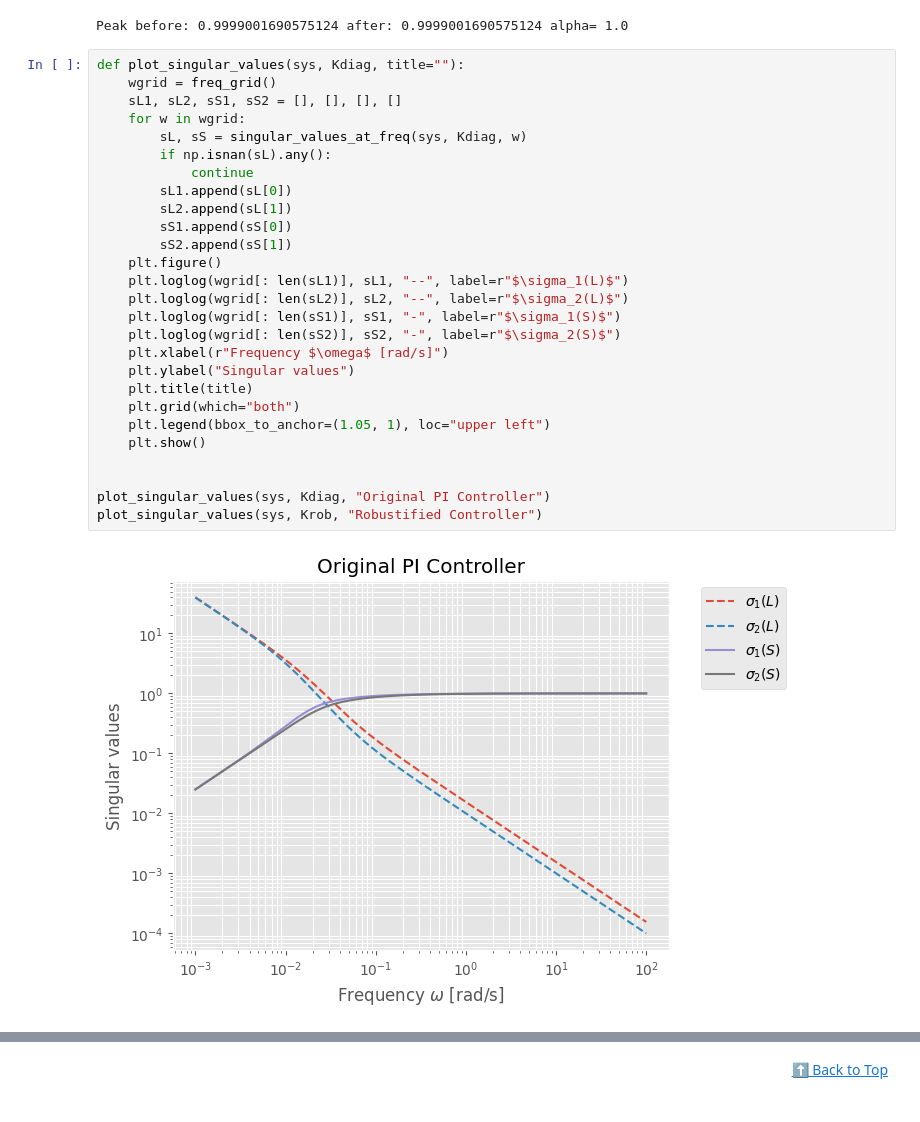
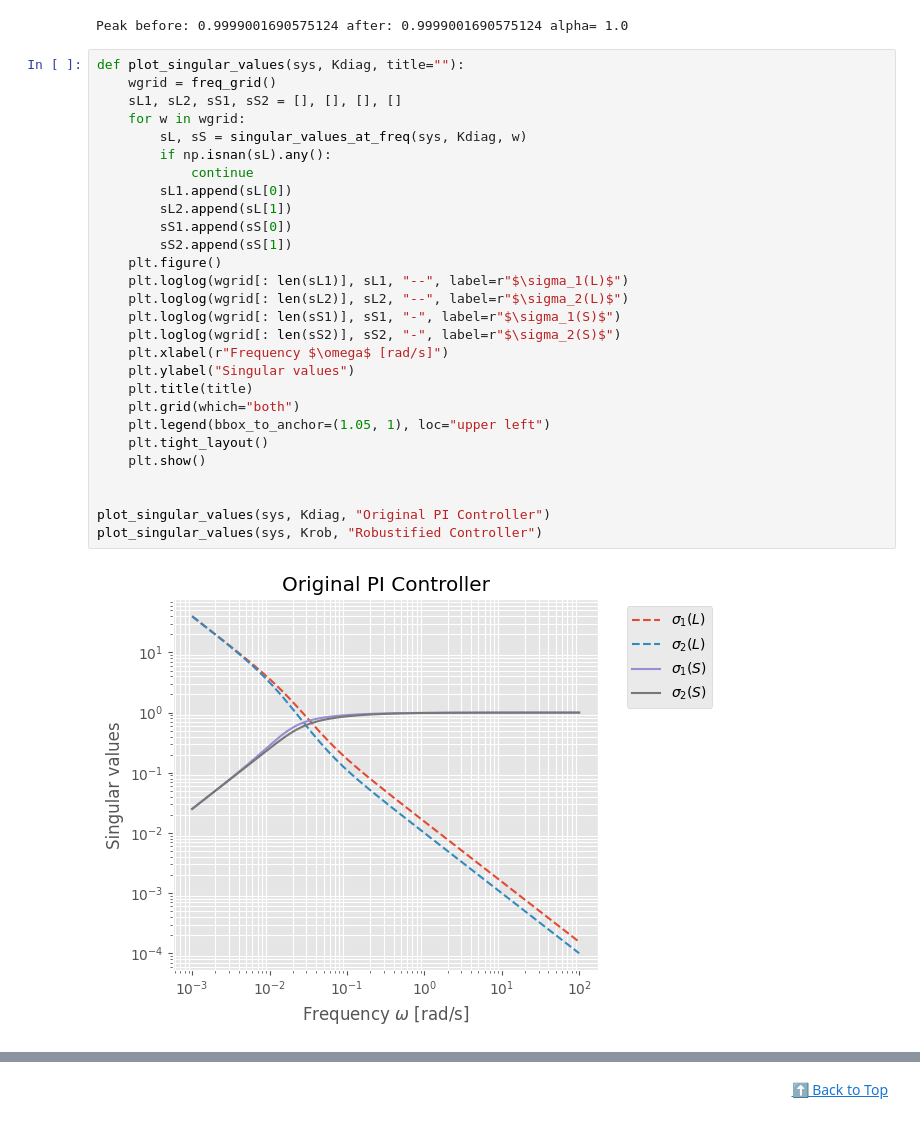
Before and after one commit to dhruvhaldar/Realistic-aerospace-optimization-problems, a Jupyter notebook: nonlinear.ipynb, the cells around one changed output, grey strips where cells are left out. Drawn from its saved outputs; the diff is of its cells as text.

```diff
--- a/nonlinear.ipynb
+++ b/nonlinear.ipynb
@@ -391,29 +391,30 @@ Peak before: 0.9999001690575124 after: 0.9999001690575124 alpha= 1.0
 # %%
 def plot_singular_values(sys, Kdiag, title=""):
     wgrid = freq_grid()
     sL1, sL2, sS1, sS2 = [], [], [], []
     for w in wgrid:
         sL, sS = singular_values_at_freq(sys, Kdiag, w)
         if np.isnan(sL).any():
             continue
         sL1.append(sL[0])
         sL2.append(sL[1])
         sS1.append(sS[0])
         sS2.append(sS[1])
     plt.figure()
     plt.loglog(wgrid[: len(sL1)], sL1, "--", label=r"$\sigma_1(L)$")
     plt.loglog(wgrid[: len(sL2)], sL2, "--", label=r"$\sigma_2(L)$")
     plt.loglog(wgrid[: len(sS1)], sS1, "-", label=r"$\sigma_1(S)$")
     plt.loglog(wgrid[: len(sS2)], sS2, "-", label=r"$\sigma_2(S)$")
     plt.xlabel(r"Frequency $\omega$ [rad/s]")
     plt.ylabel("Singular values")
     plt.title(title)
     plt.grid(which="both")
     plt.legend(bbox_to_anchor=(1.05, 1), loc="upper left")
+    plt.tight_layout()
     plt.show()
 
 
 plot_singular_values(sys, Kdiag, "Original PI Controller")
 plot_singular_values(sys, Krob, "Robustified Controller")
 # %% [output]
-[figure, old version]
+[figure, new version]
```
Also changed, not shown: parts of 2 cells of this notebook, 2 other files.
